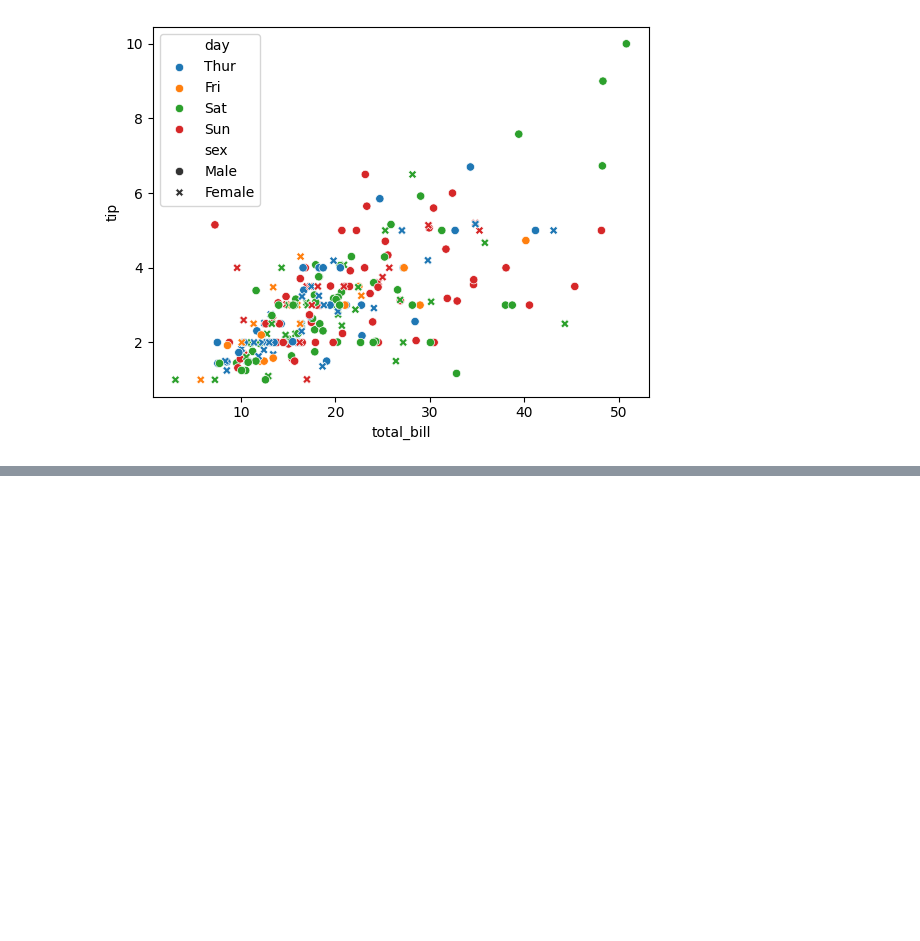
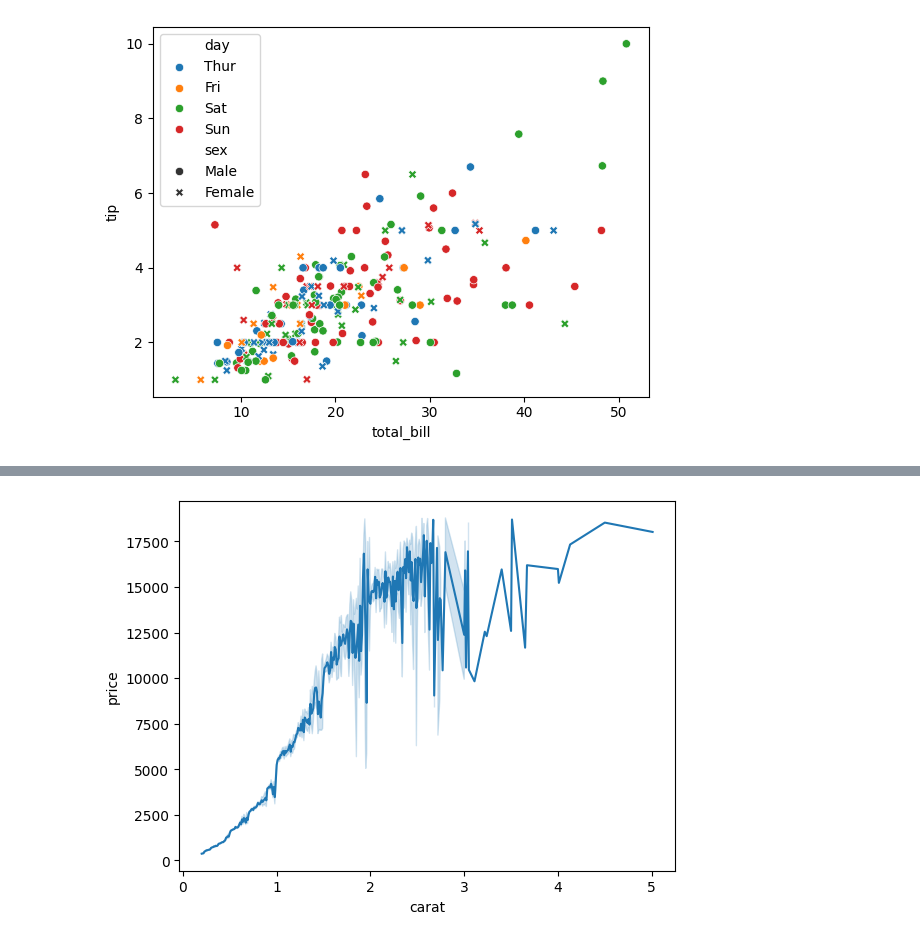
Before and after one commit to skarchana-ai/Matplotlib--Basics, a Jupyter notebook: Seaborn.ipynb, the cells around one changed output, grey strips where cells are left out. Drawn from its saved outputs; the diff is of its cells as text; code cells hidden in the pictures; blank space fills up the shorter version.

```diff
--- a/Seaborn.ipynb
+++ b/Seaborn.ipynb
@@ -132,0 +145,10 @@ plt.show()
+# %%
+sns.lineplot(
+    data=dataset,
+    x="carat",
+    y="price"
+)
+
+plt.show()
+# %% [output]
+[figure, added]
```
Also changed, not shown: parts of 27 cells of this notebook.
